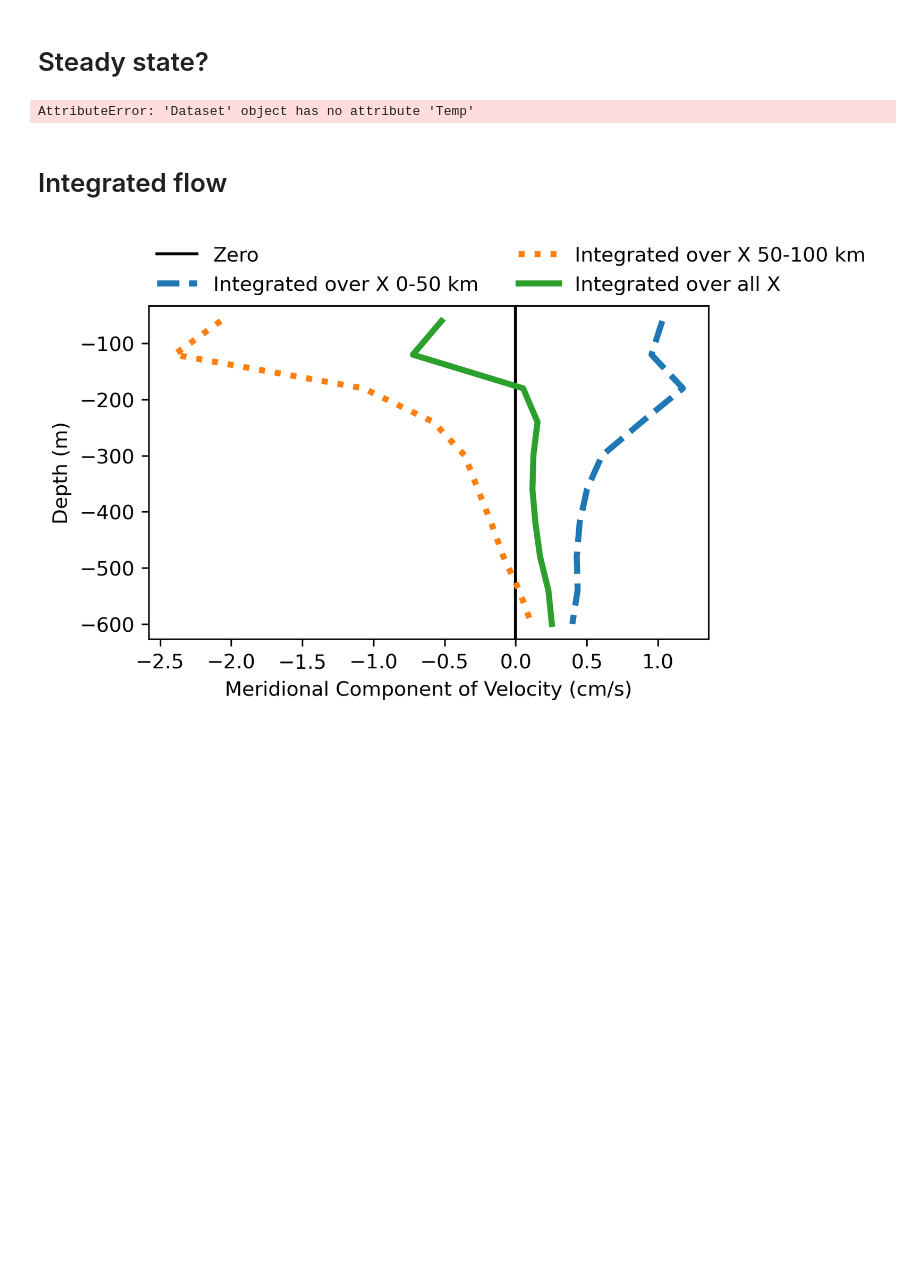
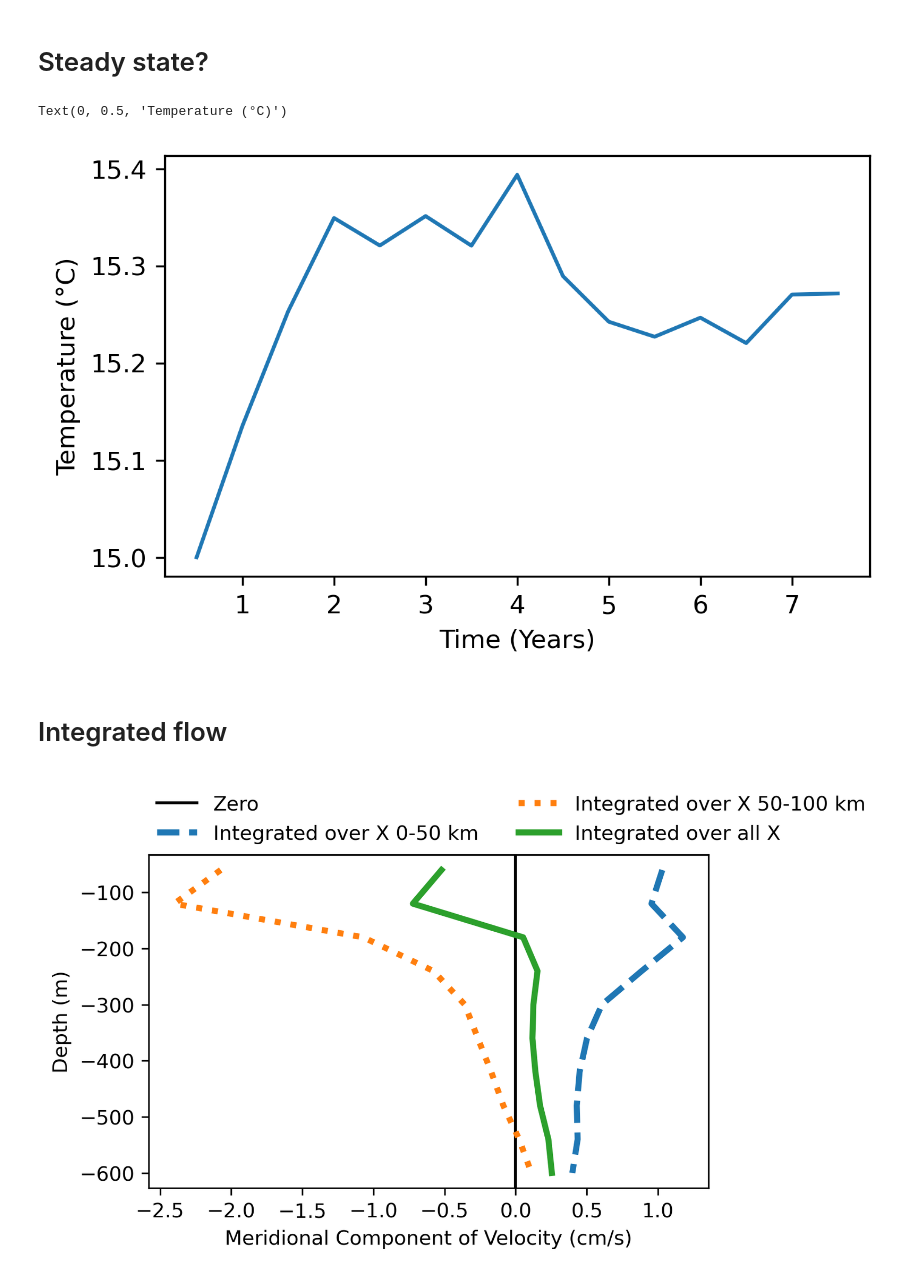
Before and after one commit to kaftkatt/IntercambioNGC, a Jupyter notebook: Scripts/Analisis.ipynb, the cells around one changed output. Cells and saved outputs as stored; diff of their text form; code cells hidden in the pictures; blank space fills up the shorter version.

```diff
--- a/Scripts/Analisis.ipynb
+++ b/Scripts/Analisis.ipynb
@@ -40,12 +40,13 @@ plt.rcParams['figure.dpi'] = 300
 plt.rcParams['savefig.dpi'] = 300
 # %%
 
-plt.plot(ds.T.values/(60*60*24*360),np.mean(np.mean(ds.Temp[:,:,0,1:-1],axis=1),axis=1))
+plt.plot(ds.T.values/(60*60*24*360),np.mean(np.mean(ds.THETA[:,:,0,1:-1],axis=1),axis=1))
 
 plt.xlabel('Time (Years)')
 plt.ylabel('Temperature (°C)')
 # %% [output]
-AttributeError: 'Dataset' object has no attribute 'Temp'
+Text(0, 0.5, 'Temperature (°C)')
+[figure, added]
 # %% [markdown]
 # Integrated flow
 # %%
```
Also changed, not shown: parts of 3 cells of this notebook, 44 other files.
